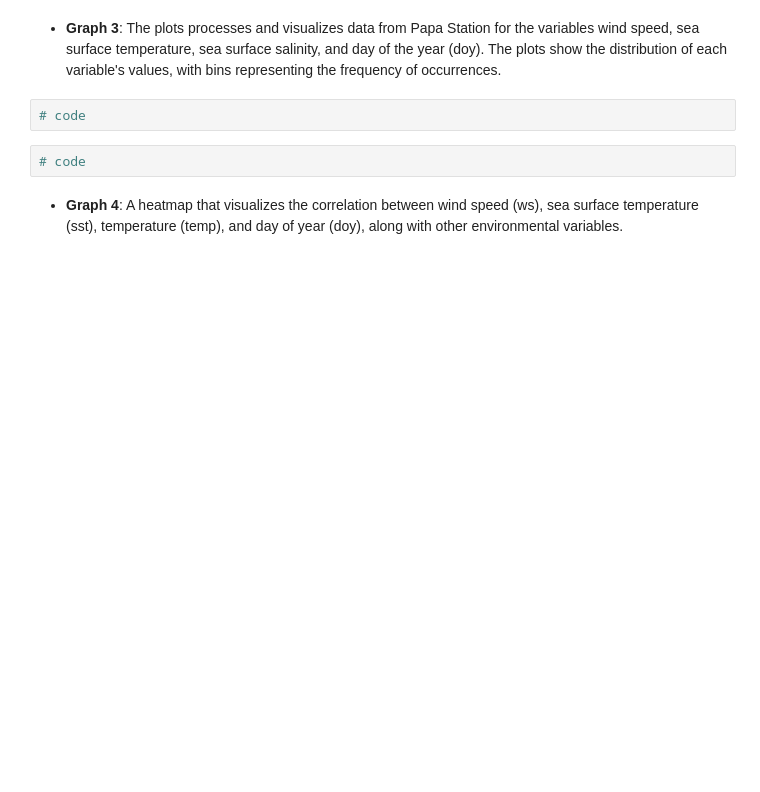
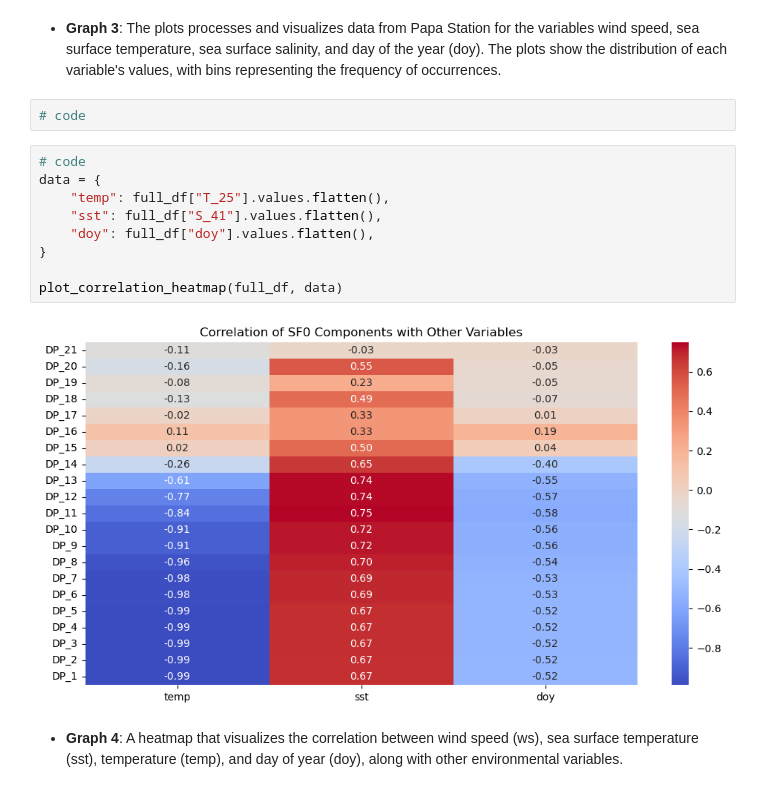
Before and after one commit to skortchmark9/Climate_ML, a Jupyter notebook: Project_2/main.ipynb, the cells around one changed output. Saved outputs shown, nothing was run; the diff lists cells and outputs as text; blank space fills up the shorter version.

```diff
--- a/Project_2/main.ipynb
+++ b/Project_2/main.ipynb
@@ -95,6 +155,15 @@ plot_mld_comparison_by_year(density_based_mld, temperature_based_mld)
 # code
 # %%
 # code
+data = {
+    "temp": full_df["T_25"].values.flatten(),
+    "sst": full_df["S_41"].values.flatten(),
+    "doy": full_df["doy"].values.flatten(),
+}
+
+plot_correlation_heatmap(full_df, data)
+# %% [output]
+[figure, added]
 # %% [markdown]
 - **Graph 4**:  A heatmap that visualizes the correlation between wind speed (ws), sea surface temperature (sst), temperature (temp), and day of year (doy), along with other environmental variables.
 # %%
```
Also changed, not shown: parts of 16 cells of this notebook, 2 other files.
